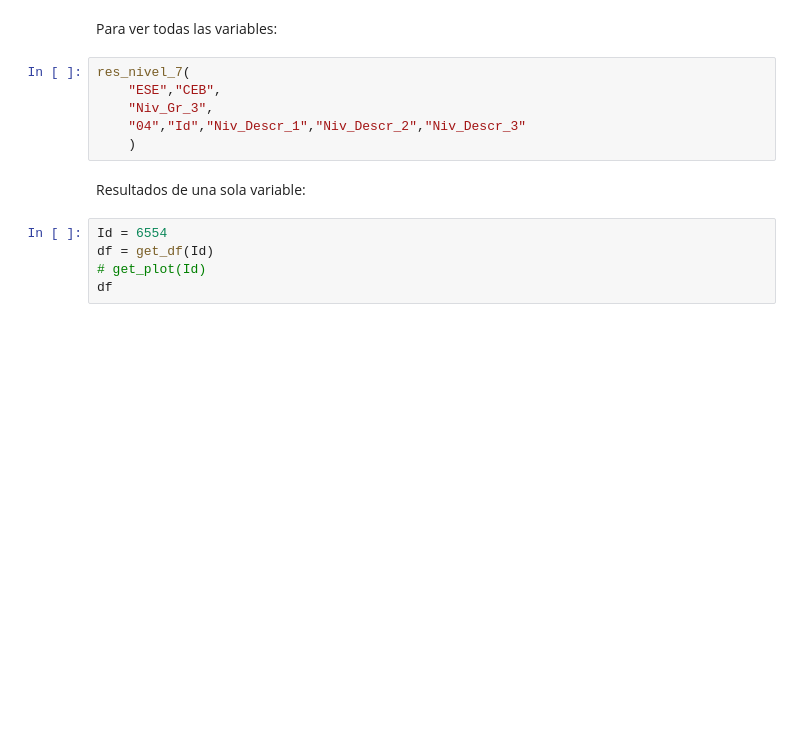
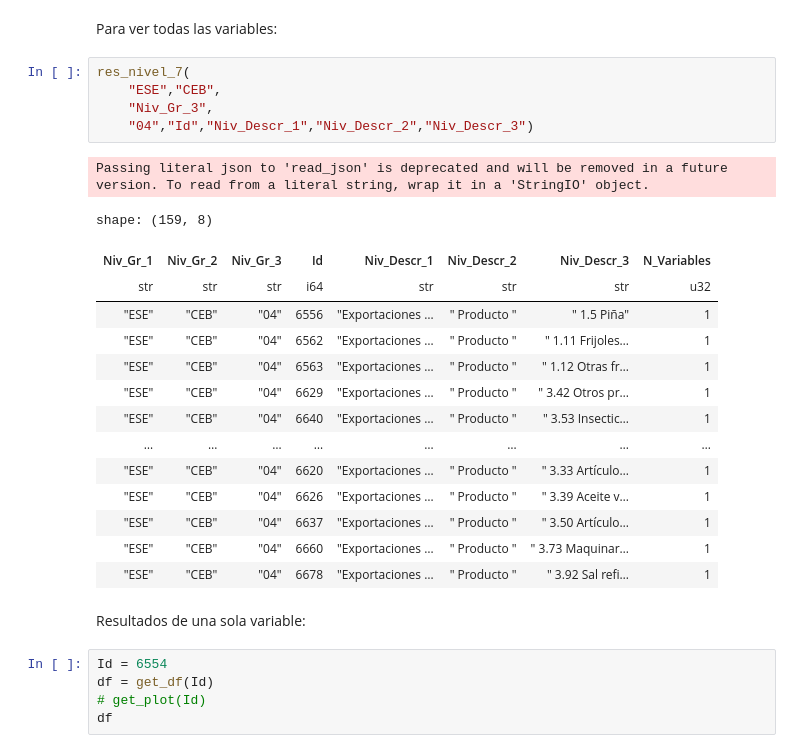
Before and after one commit to investigacioneconomicabch/BCH_Webpge, a Jupyter notebook: BCH_API_Python.ipynb, the cells around one changed output. Saved outputs shown, nothing was run; the diff lists cells and outputs as text; blank space fills up the shorter version.

```diff
--- a/BCH_API_Python.ipynb
+++ b/BCH_API_Python.ipynb
@@ -1418,9 +2838,24 @@ Para ver todas las variables:
 # %%
 res_nivel_7(
     "ESE","CEB",
     "Niv_Gr_3",
-    "04","Id","Niv_Descr_1","Niv_Descr_2","Niv_Descr_3"
-    )
+    "04","Id","Niv_Descr_1","Niv_Descr_2","Niv_Descr_3")
+# %% [output]
+Passing literal json to 'read_json' is deprecated and will be removed in a future version. To read from a literal string, wrap it in a 'StringIO' object.
+shape: (159, 8)
+| Niv_Gr_1 | Niv_Gr_2 | Niv_Gr_3 | Id | Niv_Descr_1 | Niv_Descr_2 | Niv_Descr_3 | N_Variables |
+| str | str | str | i64 | str | str | str | u32 |
+| "ESE" | "CEB" | "04" | 6556 | "Exportaciones … | " Producto " | " 1.5 Piña" | 1 |
+| "ESE" | "CEB" | "04" | 6562 | "Exportaciones … | " Producto " | " 1.11 Frijoles… | 1 |
+| "ESE" | "CEB" | "04" | 6563 | "Exportaciones … | " Producto " | " 1.12 Otras fr… | 1 |
+| "ESE" | "CEB" | "04" | 6629 | "Exportaciones … | " Producto " | " 3.42 Otros pr… | 1 |
+| "ESE" | "CEB" | "04" | 6640 | "Exportaciones … | " Producto " | " 3.53 Insectic… | 1 |
+| … | … | … | … | … | … | … | … |
+| "ESE" | "CEB" | "04" | 6620 | "Exportaciones … | " Producto " | " 3.33 Artículo… | 1 |
+| "ESE" | "CEB" | "04" | 6626 | "Exportaciones … | " Producto " | " 3.39 Aceite v… | 1 |
+| "ESE" | "CEB" | "04" | 6637 | "Exportaciones … | " Producto " | " 3.50 Artículo… | 1 |
+| "ESE" | "CEB" | "04" | 6660 | "Exportaciones … | " Producto " | " 3.73 Maquinar… | 1 |
+| "ESE" | "CEB" | "04" | 6678 | "Exportaciones … | " Producto " | " 3.92 Sal refi… | 1 |
 # %% [markdown]
 Resultados de una sola variable:
 # %%
```
Also changed, not shown: parts of 226 cells of this notebook, 8 other files.
